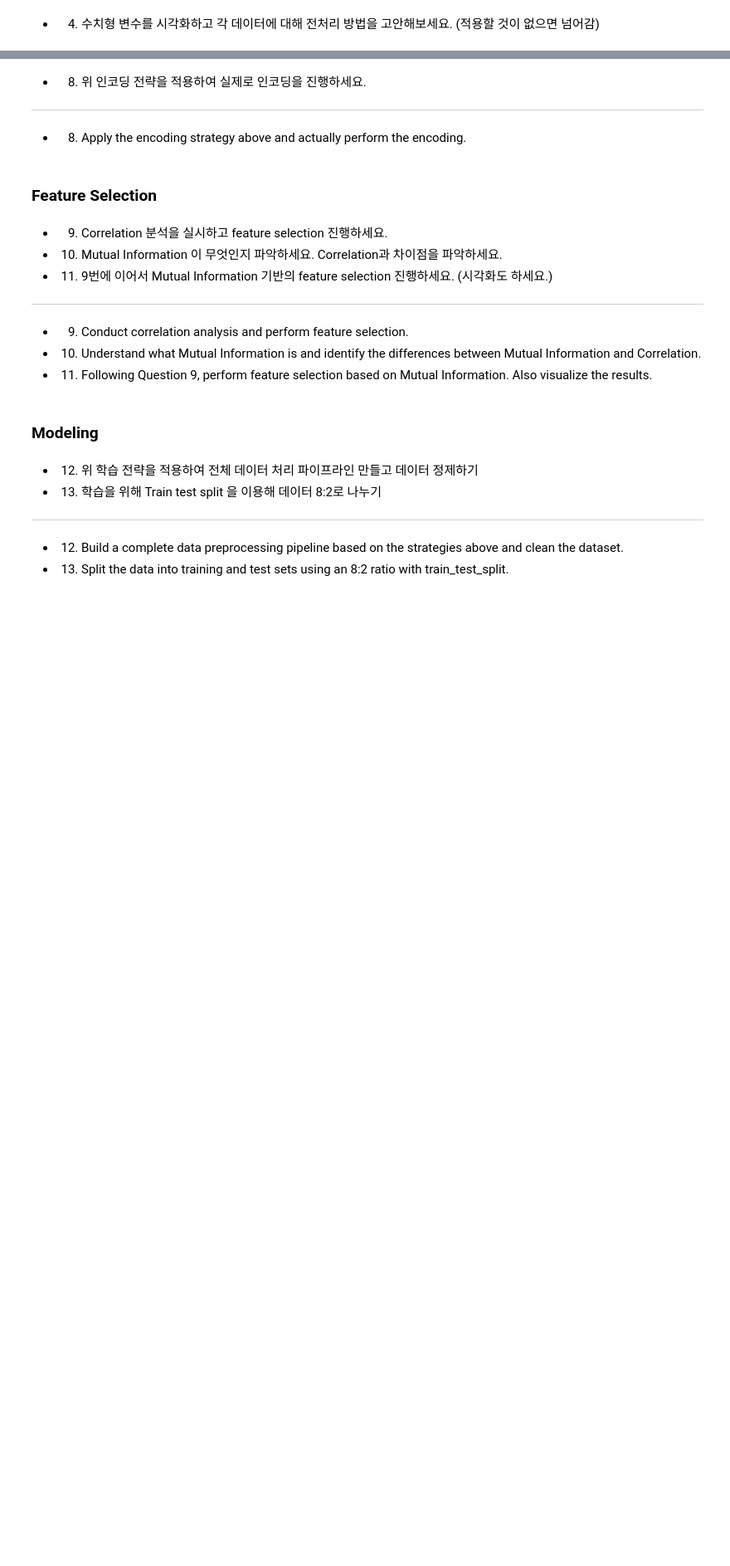
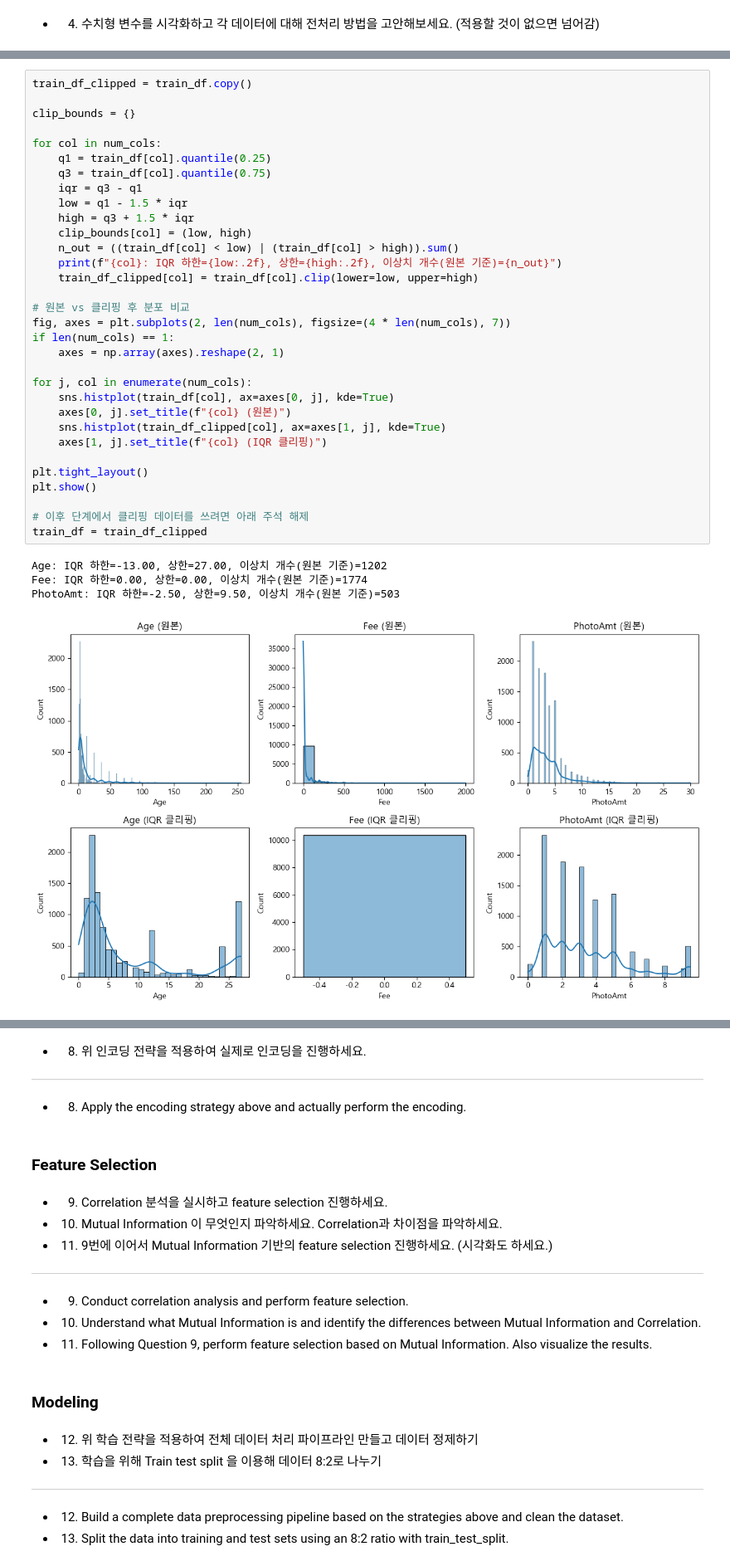
Before and after one commit to seongwwww/bigdata_07, a Jupyter notebook: problem.ipynb, the cells around one changed output, grey strips where cells are left out. Shown at 83% size. Cells and saved outputs as stored; diff of their text form; blank space fills up the shorter version.

```diff
--- a/problem.ipynb
+++ b/problem.ipynb
@@ -132,2 +141,39 @@ NameError: name 'sns' is not defined
+# %%
+train_df_clipped = train_df.copy()
+
+clip_bounds = {}
+
+for col in num_cols:
+    q1 = train_df[col].quantile(0.25)
+    q3 = train_df[col].quantile(0.75)
+    iqr = q3 - q1
+    low = q1 - 1.5 * iqr
+    high = q3 + 1.5 * iqr
+    clip_bounds[col] = (low, high)
+    n_out = ((train_df[col] < low) | (train_df[col] > high)).sum()
+    print(f"{col}: IQR 하한={low:.2f}, 상한={high:.2f}, 이상치 개수(원본 기준)={n_out}")
+    train_df_clipped[col] = train_df[col].clip(lower=low, upper=high)
+
+# 원본 vs 클리핑 후 분포 비교
+fig, axes = plt.subplots(2, len(num_cols), figsize=(4 * len(num_cols), 7))
+if len(num_cols) == 1:
+    axes = np.array(axes).reshape(2, 1)
+
+for j, col in enumerate(num_cols):
+    sns.histplot(train_df[col], ax=axes[0, j], kde=True)
+    axes[0, j].set_title(f"{col} (원본)")
+    sns.histplot(train_df_clipped[col], ax=axes[1, j], kde=True)
+    axes[1, j].set_title(f"{col} (IQR 클리핑)")
+
+plt.tight_layout()
+plt.show()
+
+# 이후 단계에서 클리핑 데이터를 쓰려면 아래 주석 해제
+train_df = train_df_clipped
+# %% [output]
+Age: IQR 하한=-13.00, 상한=27.00, 이상치 개수(원본 기준)=1202
+Fee: IQR 하한=0.00, 상한=0.00, 이상치 개수(원본 기준)=1774
+PhotoAmt: IQR 하한=-2.50, 상한=9.50, 이상치 개수(원본 기준)=503
+[figure, added]
 # %% [markdown]
 - 5. 클래스 분포 시각화하고 데이터 분석에 있어서 우려되는 점을 기술하세요.
```
Also changed, not shown: parts of 7 cells of this notebook.
